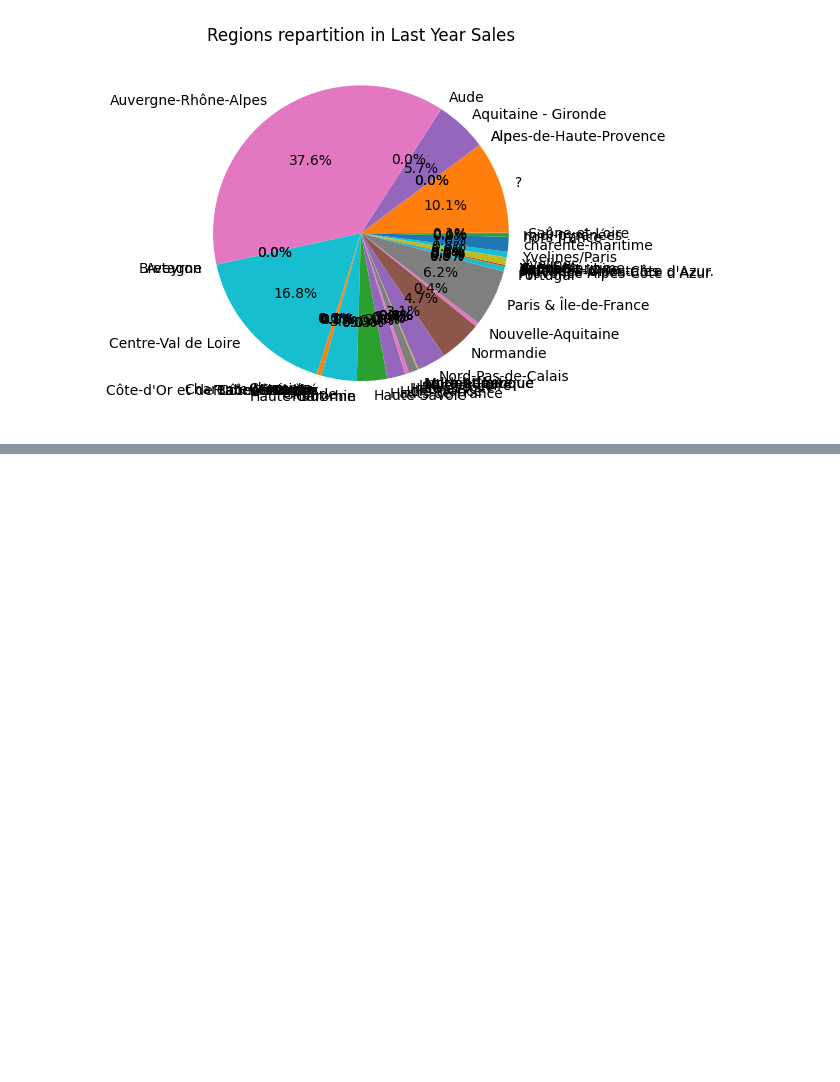
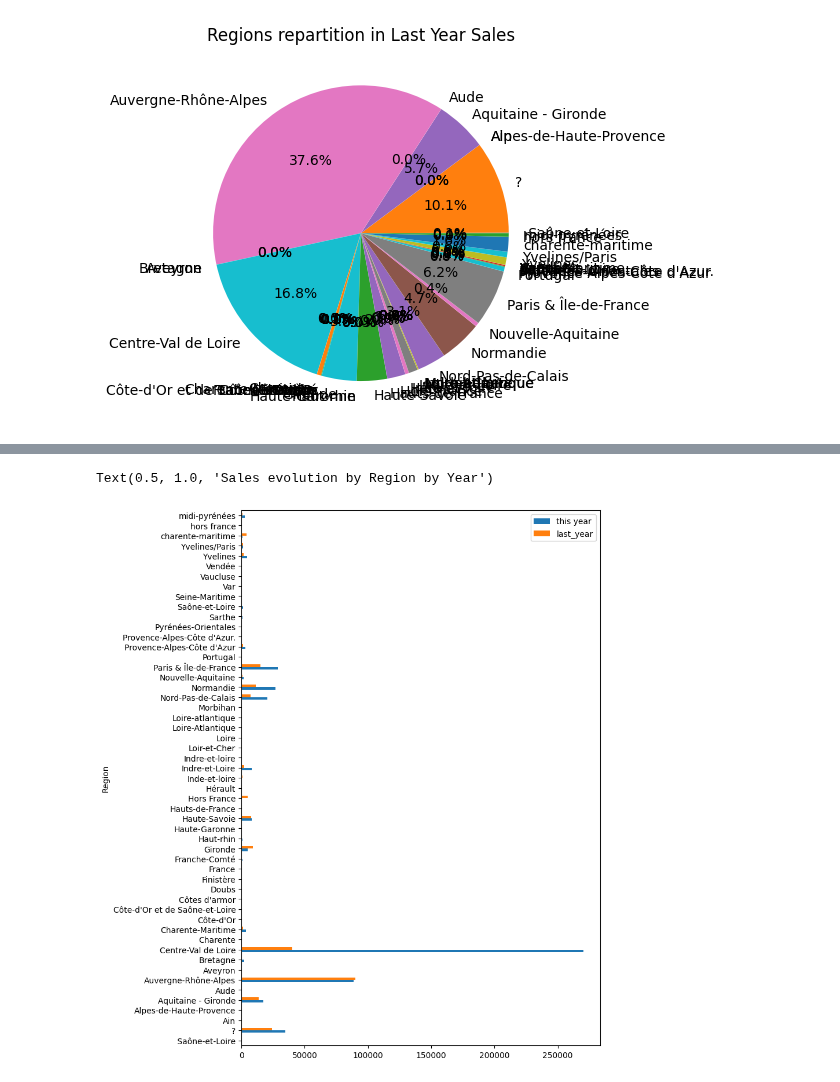
Before and after one commit to Alhuin/SmartBoxAnalysis, a Jupyter notebook: SmartBoxAnalysis.ipynb, the cells around one changed output, grey strips where cells are left out. Drawn from its saved outputs; the diff is of its cells as text; code cells hidden in the pictures; blank space fills up the shorter version.

```diff
--- a/SmartBoxAnalysis.ipynb
+++ b/SmartBoxAnalysis.ipynb
@@ -243,0 +269,7 @@ Text(0.5, 1.0, 'Regions repartition in Last Year Sales')
+# %%
+df = pd.DataFrame({"this year": sales_by_region, "last_year":sales_by_region_last_year}, index=regions)
+df.plot.barh(figsize=(8,12))
+ax.set_title("Sales evolution by Region by Year")
+# %% [output]
+Text(0.5, 1.0, 'Sales evolution by Region by Year')
+[figure, added]
```
Also changed, not shown: parts of 2 cells of this notebook.
